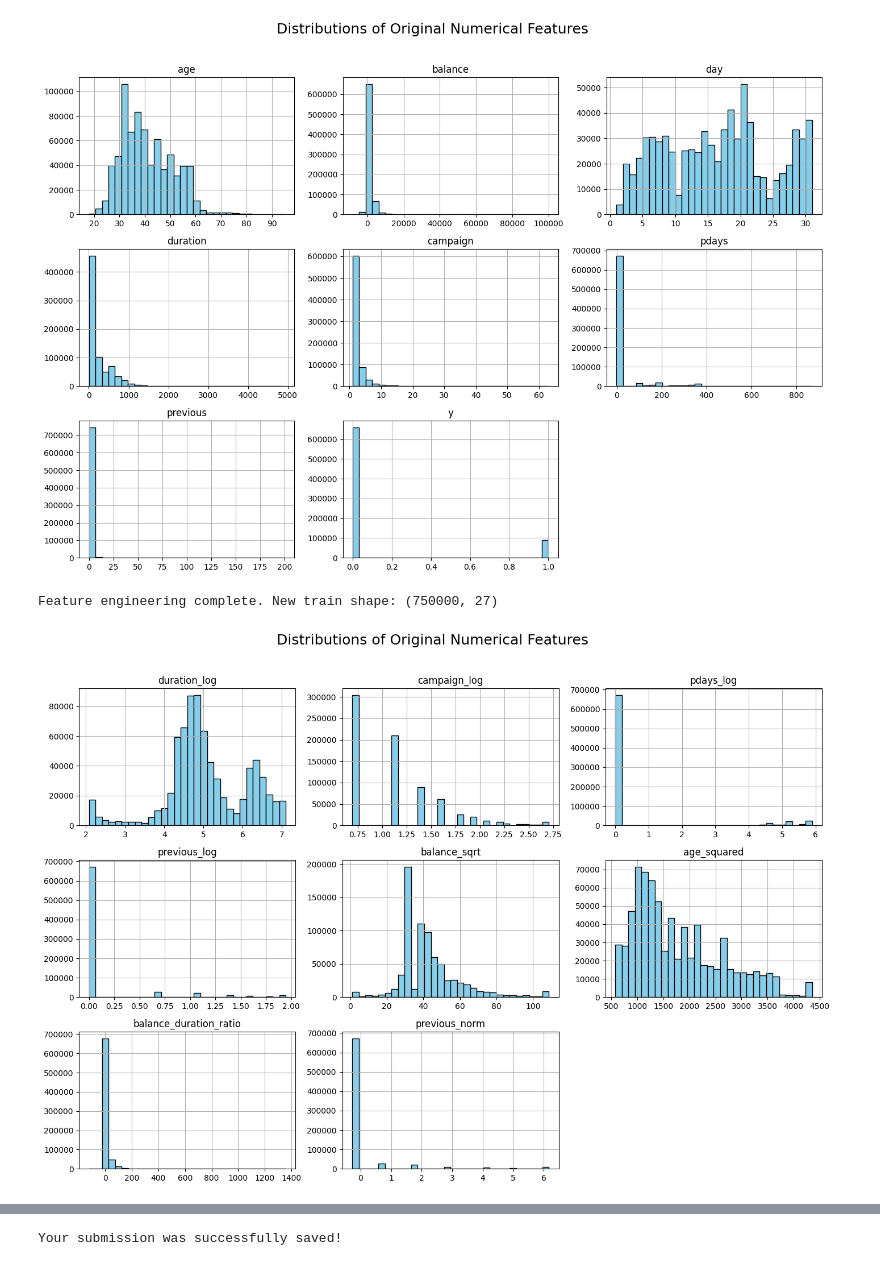
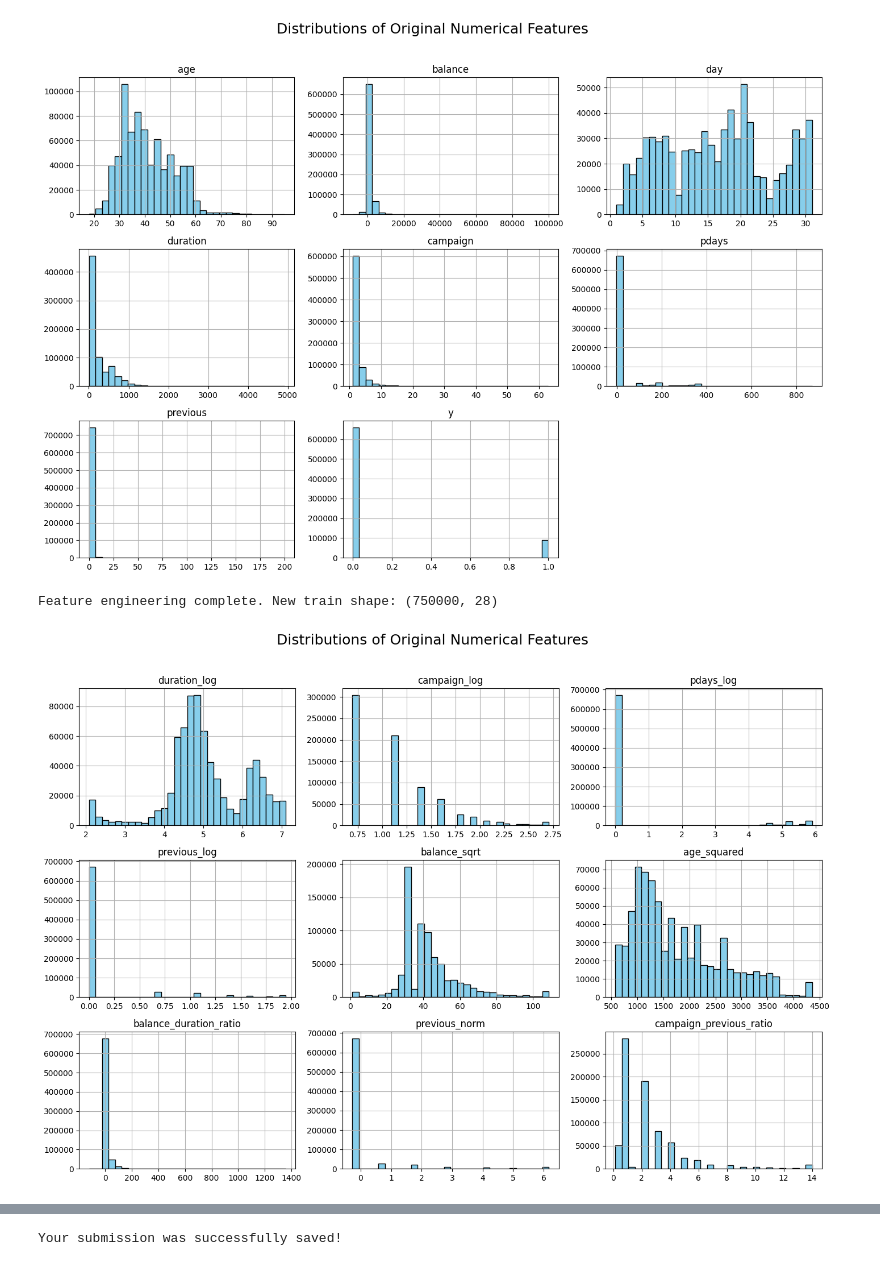
Before and after one commit to Gregory-lab-eng/kaggle-Binary-Classification-with-a-Bank-Dataset-XGB-StratifiedKFold, a Jupyter notebook: xgb-stratifiedkfold.ipynb, the cells around one changed output, grey strips where cells are left out. Saved outputs shown, nothing was run; the diff lists cells and outputs as text; code cells hidden in the pictures.

```diff
--- a/xgb-stratifiedkfold.ipynb
+++ b/xgb-stratifiedkfold.ipynb
@@ -100,6 +100,7 @@ def preprocess(df):
     df['balance_duration_ratio'] = df['balance'] / (df['duration'] + 1)
     df['campaign_previous_ratio'] = df['campaign'] / (df['previous'] + 1)
 
+    df['duration_sin'] = np.sin(2*np.pi * df['duration'] / 540)
 
     for feature in cat_cols:
         df[feature] = df[feature].astype("category")
@@ -118,14 +119,16 @@ test_data = preprocess(test_data)
 
 print("Feature engineering complete. New train shape:", train_data.shape)
 # %% [output]
-Feature engineering complete. New train shape: (750000, 27)
+Feature engineering complete. New train shape: (750000, 28)
 # %%
-train_data[['duration_log','campaign_log','pdays_log','previous_log','balance_sqrt','age_squared','balance_duration_ratio','previous_norm']].hist(figsize=(14, 10), bins=30, color='skyblue', edgecolor='black')
+train_data[['duration_log','campaign_log','pdays_log','previous_log',
+            'balance_sqrt','age_squared','balance_duration_ratio','previous_norm',
+            'campaign_previous_ratio']].hist(figsize=(14, 10), bins=30, color='skyblue', edgecolor='black')
 plt.suptitle('Distributions of Original Numerical Features', fontsize=18)
 plt.tight_layout(rect=[0, 0, 1, 0.96])
 plt.show()
 # %% [output]
-[figure, old version]
+[figure, new version]
 # %%
 X = train_data.drop('y', axis = 1)
 X_eval = test_data
```
Also changed, not shown: parts of 2 cells of this notebook.
